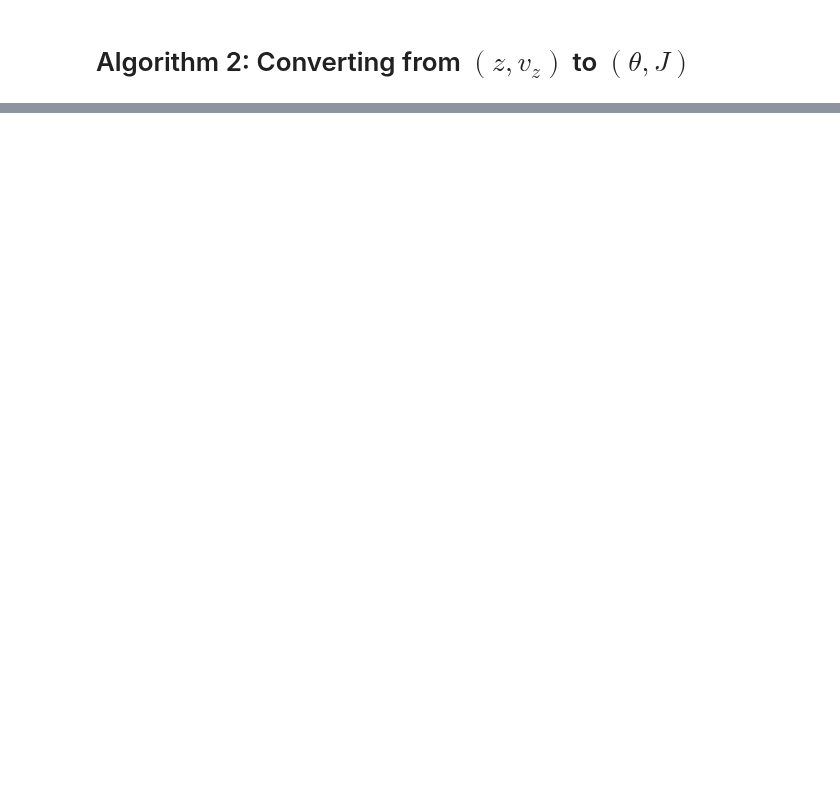
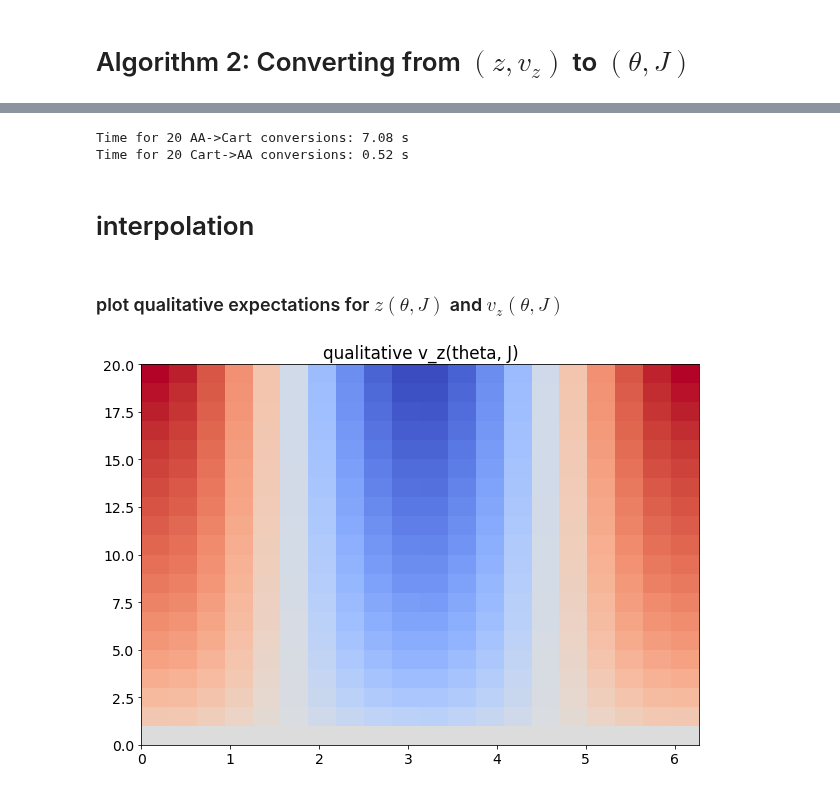
Before and after one commit to Jupiter1994/plasma-echo, a Jupyter notebook: Coordinate Conversion.ipynb, the cells around one changed output, grey strips where cells are left out. Saved outputs shown, nothing was run; the diff lists cells and outputs as text; code cells hidden in the pictures; blank space fills up the shorter version.

Commit message:
timed conversion functions + plotted qualitative forms of interpolated functions

```diff
--- a/Coordinate Conversion.ipynb
+++ b/Coordinate Conversion.ipynb
@@ -422,0 +421,23 @@ convert_Cart_to_AA_vect(zs_temp, vzs_temp)
+# %%
+# timing test for both conversion functions
+z_temp, vz_temp = -3, 1.2
+theta_temp, J_temp = convert_Cart_to_AA(z_temp, vz_temp)
+
+start = time.time()
+for i in range(20):
+    convert_AA_to_Cart(theta_temp, J_temp)
+delta_t = time.time() - start
+print("Time for 20 AA->Cart conversions: %2.2f s" % delta_t)
+
+start = time.time()
+for i in range(20):
+    convert_Cart_to_AA(z_temp, vz_temp)
+delta_t = time.time() - start
+print("Time for 20 Cart->AA conversions: %2.2f s" % delta_t)
+# %% [output]
+Time for 20 AA->Cart conversions: 7.08 s
+Time for 20 Cart->AA conversions: 0.52 s
+# %% [markdown]
+# interpolation
+# %% [markdown]
+### plot qualitative expectations for $z(\theta,J)$ and $v_z(\theta,J)$
@@ -422,0 +446,30 @@ convert_Cart_to_AA_vect(zs_temp, vzs_temp)
+# %%
+thetas_temp = np.linspace(0, 2*np.pi*.999, 20)
+Js_temp = np.linspace(0, 20, 20)
+thetas_temp, Js_temp = np.meshgrid(thetas_temp, Js_temp)
+
+def z_interp_expectation(theta, J):
+    '''
+    Expected approximate form of the interpolated z(theta, J).
+
+    '''
+
+    return np.sqrt(J) * np.sin(theta)
+
+def vz_interp_expectation(theta, J):
+    '''
+    Expected approximate form of the interpolated v_z(theta, J).
+
+    '''
+
+    return np.sqrt(J) * np.cos(theta)
+
+plt.imshow(vz_interp_expectation(thetas_temp, Js_temp), cmap=cm.coolwarm,
+          extent=[np.min(thetas_temp), np.max(thetas_temp),
+                  np.min(Js_temp), np.max(Js_temp)],
+          aspect='auto', origin='lower')
+
+plt.title('qualitative v_z(theta, J)')
+plt.show()
+# %% [output]
+[figure, added]
```
Also changed, not shown: parts of 18 cells of this notebook.
